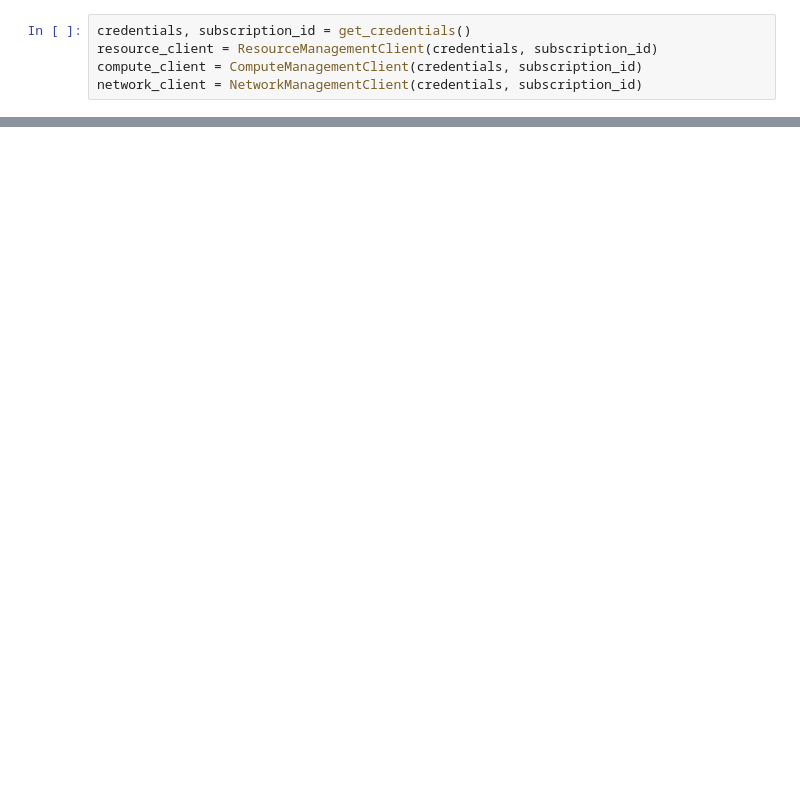
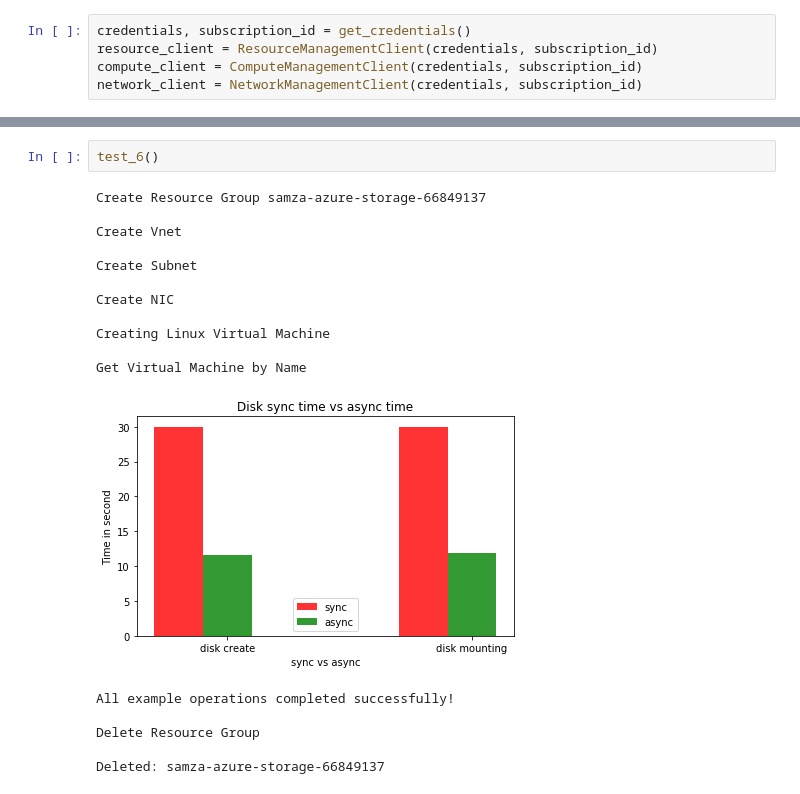
Before and after one commit to xiefan46/samza-azure-storage, a Jupyter notebook: samza-azure-test.ipynb, the cells around one changed output, grey strips where cells are left out. Saved outputs shown, nothing was run; the diff lists cells and outputs as text; blank space fills up the shorter version.

Commit message:
add more tests

```diff
--- a/samza-azure-test.ipynb
+++ b/samza-azure-test.ipynb
@@ -590,2 +824,22 @@ Deleted: samza-azure-storage-83953161
+# %%
+test_6()
+# %% [output]
+Create Resource Group samza-azure-storage-66849137
+
+Create Vnet
+
+Create Subnet
+
+Create NIC
+
+Creating Linux Virtual Machine
+
+Get Virtual Machine by Name
+[figure, added]
+All example operations completed successfully!
+
+Delete Resource Group
+
+Deleted: samza-azure-storage-66849137
 # %%
 '''
```
Also changed, not shown: parts of 21 cells of this notebook, 3 other files.
